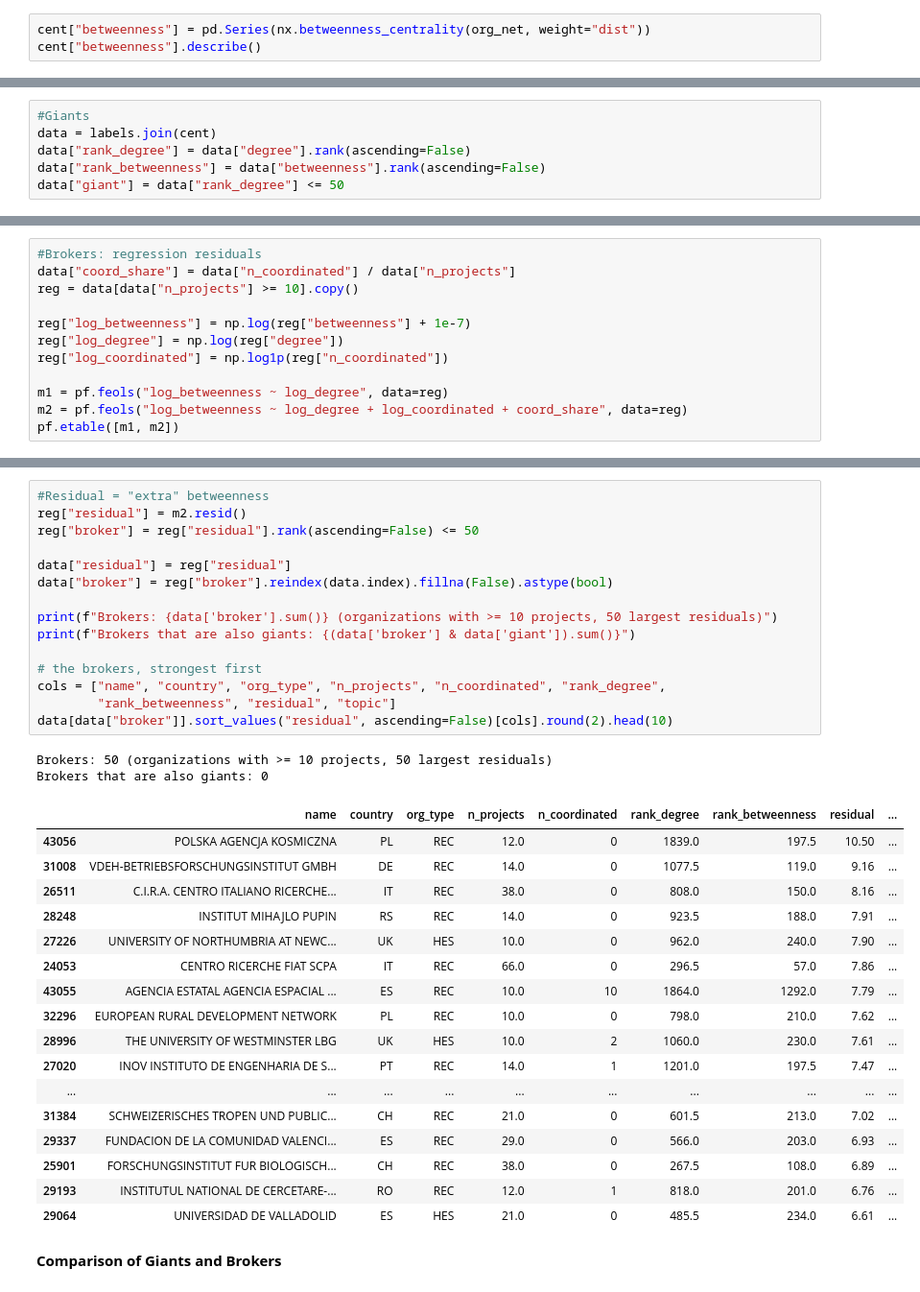
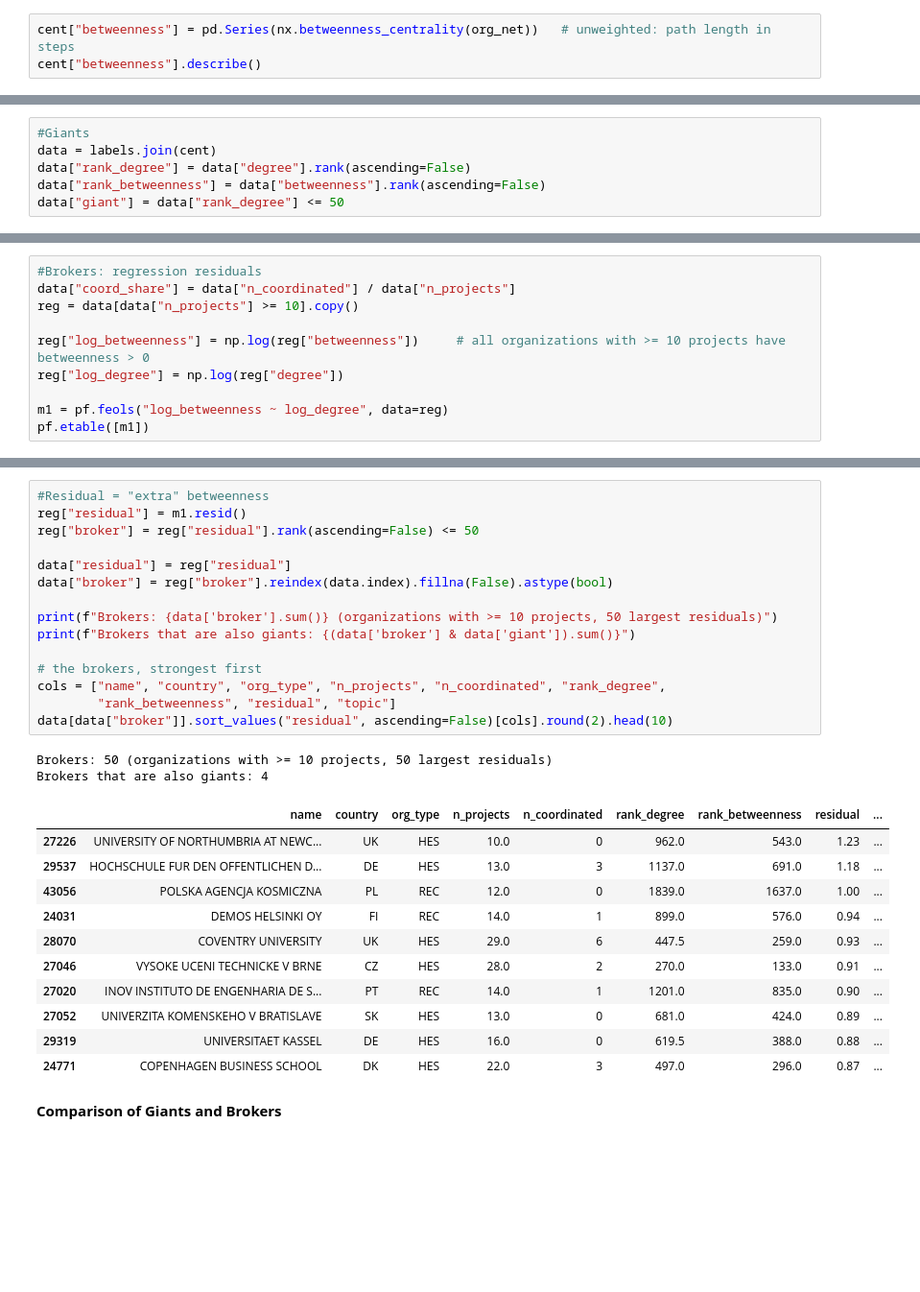
Before and after one commit to lindatruong/ANS-Project-2026, a Jupyter notebook: network_project_new.ipynb, the cells around one changed output, grey strips where cells are left out. Shown at 96% size. Drawn from its saved outputs; the diff is of its cells as text; blank space fills up the shorter version.

```diff
--- a/network_project_new.ipynb
+++ b/network_project_new.ipynb
@@ -318,5 +321,5 @@ Betweenness - weight="dist": strong ties count as short paths
 # %%
-cent["betweenness"] = pd.Series(nx.betweenness_centrality(org_net, weight="dist"))
+cent["betweenness"] = pd.Series(nx.betweenness_centrality(org_net))   # unweighted: path length in steps
 cent["betweenness"].describe()
 # %% [output]
 count    1890.000000
@@ -408,11 +408,9 @@ data["giant"] = data["rank_degree"] <= 50
 data["coord_share"] = data["n_coordinated"] / data["n_projects"]
 reg = data[data["n_projects"] >= 10].copy()
 
-reg["log_betweenness"] = np.log(reg["betweenness"] + 1e-7)
+reg["log_betweenness"] = np.log(reg["betweenness"])     # all organizations with >= 10 projects have betweenness > 0
 reg["log_degree"] = np.log(reg["degree"])
-reg["log_coordinated"] = np.log1p(reg["n_coordinated"])
 
 m1 = pf.feols("log_betweenness ~ log_degree", data=reg)
-m2 = pf.feols("log_betweenness ~ log_degree + log_coordinated + coord_share", data=reg)
-pf.etable([m1, m2])
+pf.etable([m1])
 # %% [output]
@@ -430,38 +426,32 @@ pf.etable([m1, m2])
 # %%
 #Residual = "extra" betweenness
-reg["residual"] = m2.resid()
+reg["residual"] = m1.resid()
 reg["broker"] = reg["residual"].rank(ascending=False) <= 50
 
 data["residual"] = reg["residual"]
 data["broker"] = reg["broker"].reindex(data.index).fillna(False).astype(bool)
 
 print(f"Brokers: {data['broker'].sum()} (organizations with >= 10 projects, 50 largest residuals)")
 print(f"Brokers that are also giants: {(data['broker'] & data['giant']).sum()}")
 
 # the brokers, strongest first
 cols = ["name", "country", "org_type", "n_projects", "n_coordinated", "rank_degree",
         "rank_betweenness", "residual", "topic"]
 data[data["broker"]].sort_values("residual", ascending=False)[cols].round(2).head(10)
 # %% [output]
 Brokers: 50 (organizations with >= 10 projects, 50 largest residuals)
-Brokers that are also giants: 0
+Brokers that are also giants: 4
 |  | name | country | org_type | n_projects | n_coordinated | rank_degree | rank_betweenness | residual | ... |
-| 43056 | POLSKA AGENCJA KOSMICZNA | PL | REC | 12.0 | 0 | 1839.0 | 197.5 | 10.50 | ... |
-| 31008 | VDEH-BETRIEBSFORSCHUNGSINSTITUT GMBH | DE | REC | 14.0 | 0 | 1077.5 | 119.0 | 9.16 | ... |
-| 26511 | C.I.R.A. CENTRO ITALIANO RICERCHE... | IT | REC | 38.0 | 0 | 808.0 | 150.0 | 8.16 | ... |
-| 28248 | INSTITUT MIHAJLO PUPIN | RS | REC | 14.0 | 0 | 923.5 | 188.0 | 7.91 | ... |
-| 27226 | UNIVERSITY OF NORTHUMBRIA AT NEWC... | UK | HES | 10.0 | 0 | 962.0 | 240.0 | 7.90 | ... |
-| 24053 | CENTRO RICERCHE FIAT SCPA | IT | REC | 66.0 | 0 | 296.5 | 57.0 | 7.86 | ... |
-| 43055 | AGENCIA ESTATAL AGENCIA ESPACIAL ... | ES | REC | 10.0 | 10 | 1864.0 | 1292.0 | 7.79 | ... |
-| 32296 | EUROPEAN RURAL DEVELOPMENT NETWORK | PL | REC | 10.0 | 0 | 798.0 | 210.0 | 7.62 | ... |
-| 28996 | THE UNIVERSITY OF WESTMINSTER LBG | UK | HES | 10.0 | 2 | 1060.0 | 230.0 | 7.61 | ... |
-| 27020 | INOV INSTITUTO DE ENGENHARIA DE S... | PT | REC | 14.0 | 1 | 1201.0 | 197.5 | 7.47 | ... |
-| ... | ... | ... | ... | ... | ... | ... | ... | ... | ... |
-| 31384 | SCHWEIZERISCHES TROPEN UND PUBLIC... | CH | REC | 21.0 | 0 | 601.5 | 213.0 | 7.02 | ... |
-| 29337 | FUNDACION DE LA COMUNIDAD VALENCI... | ES | REC | 29.0 | 0 | 566.0 | 203.0 | 6.93 | ... |
-| 25901 | FORSCHUNGSINSTITUT FUR BIOLOGISCH... | CH | REC | 38.0 | 0 | 267.5 | 108.0 | 6.89 | ... |
-| 29193 | INSTITUTUL NATIONAL DE CERCETARE-... | RO | REC | 12.0 | 1 | 818.0 | 201.0 | 6.76 | ... |
-| 29064 | UNIVERSIDAD DE VALLADOLID | ES | HES | 21.0 | 0 | 485.5 | 234.0 | 6.61 | ... |
+| 27226 | UNIVERSITY OF NORTHUMBRIA AT NEWC... | UK | HES | 10.0 | 0 | 962.0 | 543.0 | 1.23 | ... |
+| 29537 | HOCHSCHULE FUR DEN OFFENTLICHEN D... | DE | HES | 13.0 | 3 | 1137.0 | 691.0 | 1.18 | ... |
+| 43056 | POLSKA AGENCJA KOSMICZNA | PL | REC | 12.0 | 0 | 1839.0 | 1637.0 | 1.00 | ... |
+| 24031 | DEMOS HELSINKI OY | FI | REC | 14.0 | 1 | 899.0 | 576.0 | 0.94 | ... |
+| 28070 | COVENTRY UNIVERSITY | UK | HES | 29.0 | 6 | 447.5 | 259.0 | 0.93 | ... |
+| 27046 | VYSOKE UCENI TECHNICKE V BRNE | CZ | HES | 28.0 | 2 | 270.0 | 133.0 | 0.91 | ... |
+| 27020 | INOV INSTITUTO DE ENGENHARIA DE S... | PT | REC | 14.0 | 1 | 1201.0 | 835.0 | 0.90 | ... |
+| 27052 | UNIVERZITA KOMENSKEHO V BRATISLAVE | SK | HES | 13.0 | 0 | 681.0 | 424.0 | 0.89 | ... |
+| 29319 | UNIVERSITAET KASSEL | DE | HES | 16.0 | 0 | 619.5 | 388.0 | 0.88 | ... |
+| 24771 | COPENHAGEN BUSINESS SCHOOL | DK | HES | 22.0 | 3 | 497.0 | 296.0 | 0.87 | ... |
 # %% [markdown]
 **Comparison of Giants and Brokers**
 # %%
```
Also changed, not shown: parts of 16 cells of this notebook.
